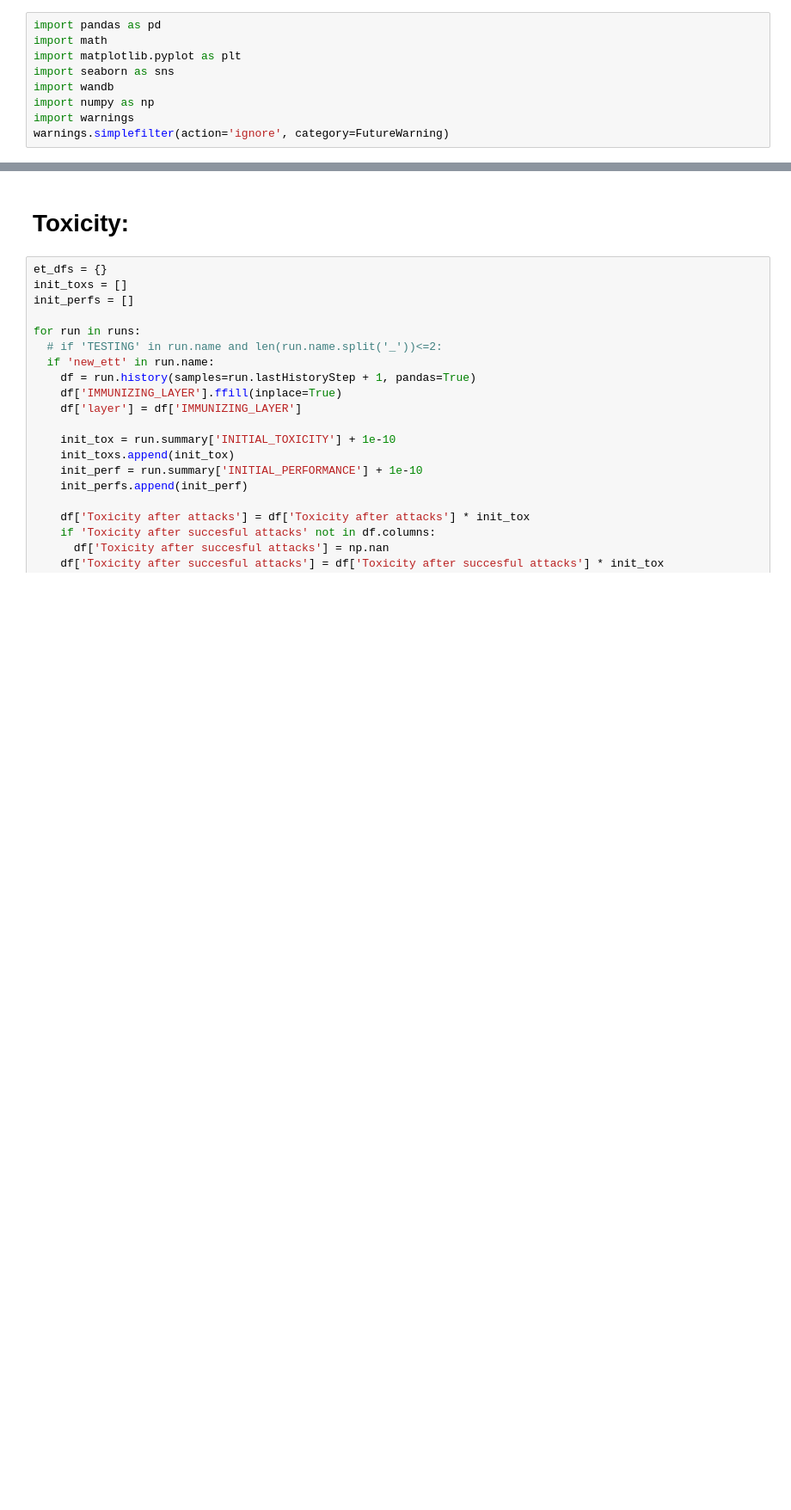
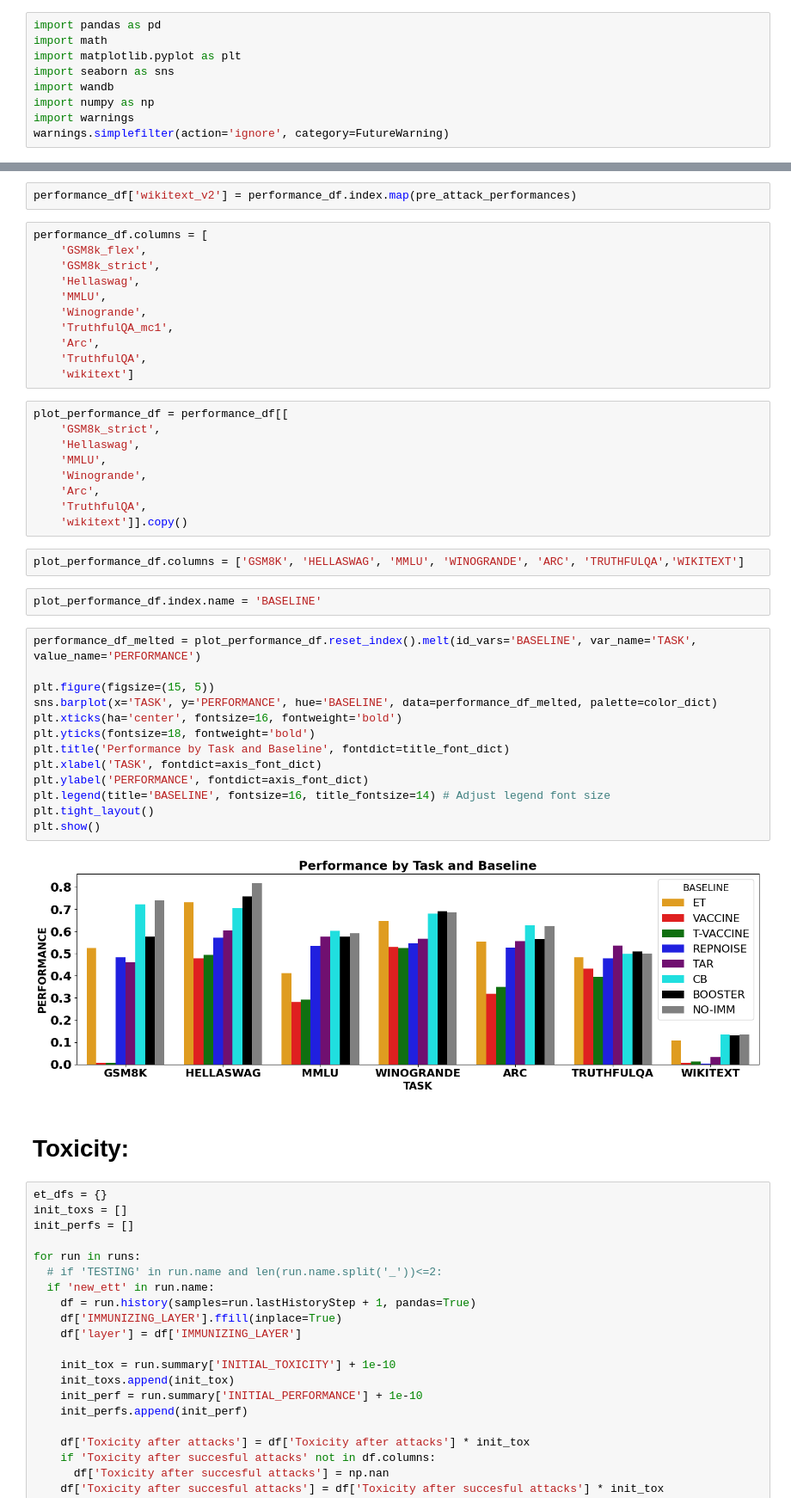
Before and after one commit to DISTA-HCAI/ET, a Jupyter notebook: aggregated plots.ipynb, the cells around one changed output, grey strips where cells are left out. Shown at 86% size. Cells and saved outputs as stored; diff of their text form; blank space fills up the shorter version.

```diff
--- a/aggregated plots.ipynb
+++ b/aggregated plots.ipynb
@@ -40,3 +145,44 @@ runs = api.runs("low_cost_toxification")  # Replace with your entity and project
+# %%
+performance_df['wikitext_v2'] = performance_df.index.map(pre_attack_performances)
+# %%
+performance_df.columns = [
+    'GSM8k_flex',
+    'GSM8k_strict',
+    'Hellaswag',
+    'MMLU',
+    'Winogrande',
+    'TruthfulQA_mc1',
+    'Arc',
+    'TruthfulQA',
+    'wikitext']
+# %%
+plot_performance_df = performance_df[[
+    'GSM8k_strict',
+    'Hellaswag',
+    'MMLU',
+    'Winogrande',
+    'Arc',
+    'TruthfulQA',
+    'wikitext']].copy()
+# %%
+plot_performance_df.columns = ['GSM8K', 'HELLASWAG', 'MMLU', 'WINOGRANDE', 'ARC', 'TRUTHFULQA','WIKITEXT']
+# %%
+plot_performance_df.index.name = 'BASELINE'
+# %%
+performance_df_melted = plot_performance_df.reset_index().melt(id_vars='BASELINE', var_name='TASK', value_name='PERFORMANCE')
+
+plt.figure(figsize=(15, 5))
+sns.barplot(x='TASK', y='PERFORMANCE', hue='BASELINE', data=performance_df_melted, palette=color_dict)
+plt.xticks(ha='center', fontsize=16, fontweight='bold')
+plt.yticks(fontsize=18, fontweight='bold')
+plt.title('Performance by Task and Baseline', fontdict=title_font_dict)
+plt.xlabel('TASK', fontdict=axis_font_dict)
+plt.ylabel('PERFORMANCE', fontdict=axis_font_dict)
+plt.legend(title='BASELINE', fontsize=16, title_fontsize=14) # Adjust legend font size
+plt.tight_layout()
+plt.show()
+# %% [output]
+[figure, added]
 # %% [markdown]
 # Toxicity:
 # %%
```
Also changed, not shown: parts of 7 cells of this notebook.
